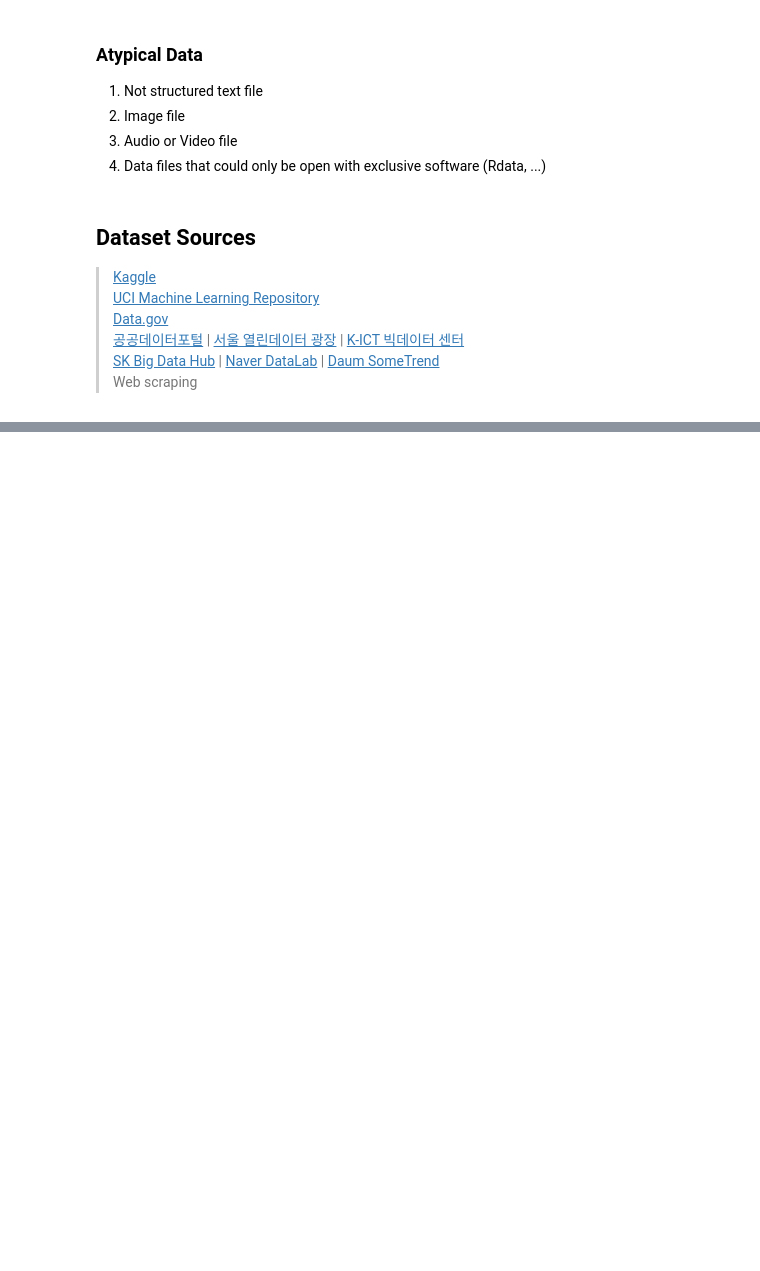
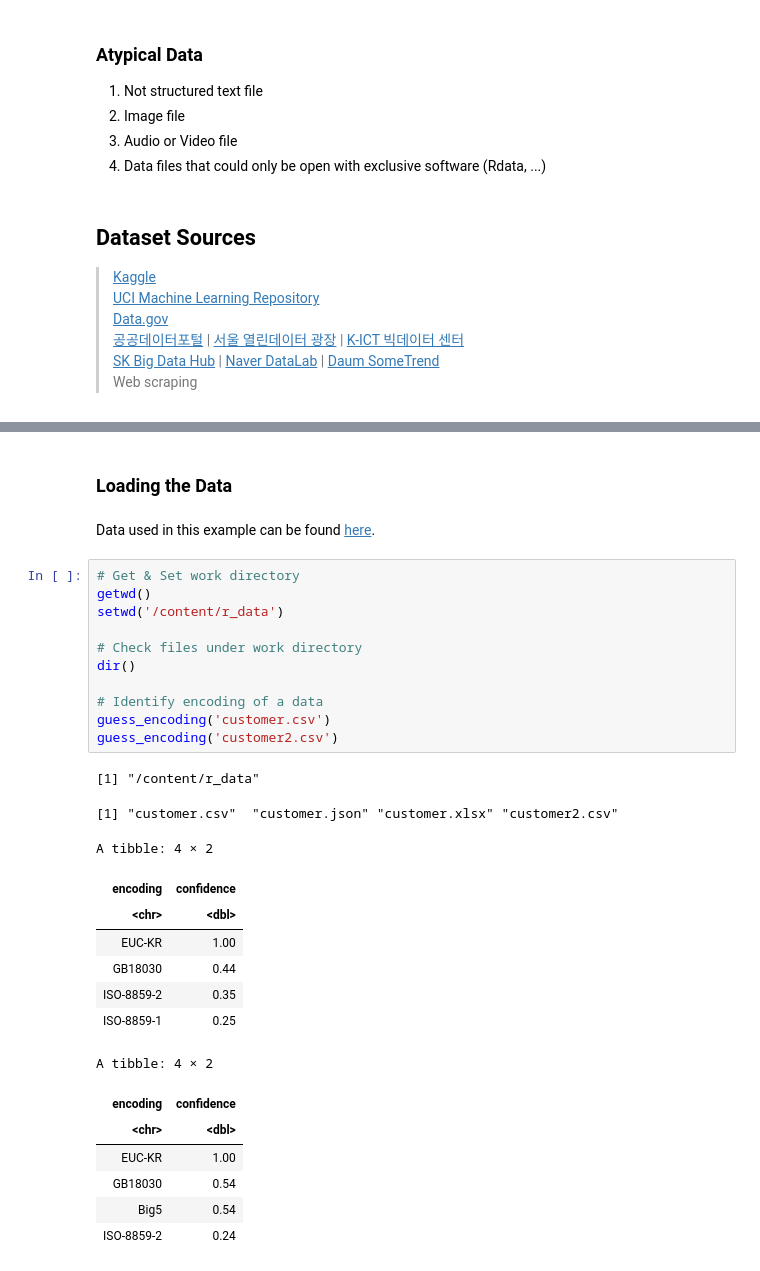
Before and after one commit to hwuiwon/data-analysis-study, a Jupyter notebook: Data_Analysis_Study.ipynb, the cells around one changed output, grey strips where cells are left out. Drawn from its saved outputs; the diff is of its cells as text; blank space fills up the shorter version.

```diff
--- a/Data_Analysis_Study.ipynb
+++ b/Data_Analysis_Study.ipynb
@@ -520,0 +575,32 @@ We need to convert data into **structured data** form to analyze.
+# %% [markdown]
+### **Loading the Data**
+# %% [markdown]
+Data used in this example can be found [here](https://drive.google.com/open?id=17GRc4sLAe_gBR5ezJOUeU6Na5lX5OVby).
+# %%
+# Get & Set work directory
+getwd()
+setwd('/content/r_data')
+
+# Check files under work directory
+dir()
+
+# Identify encoding of a data
+guess_encoding('customer.csv')
+guess_encoding('customer2.csv')
+# %% [output]
+[1] "/content/r_data"
+[1] "customer.csv"  "customer.json" "customer.xlsx" "customer2.csv"
+A tibble: 4 × 2
+| encoding | confidence |
+| <chr> | <dbl> |
+| EUC-KR | 1.00 |
+| GB18030 | 0.44 |
+| ISO-8859-2 | 0.35 |
+| ISO-8859-1 | 0.25 |
+A tibble: 4 × 2
+| encoding | confidence |
+| <chr> | <dbl> |
+| EUC-KR | 1.00 |
+| GB18030 | 0.54 |
+| Big5 | 0.54 |
+| ISO-8859-2 | 0.24 |
```
Also changed, not shown: parts of 11 cells of this notebook.
